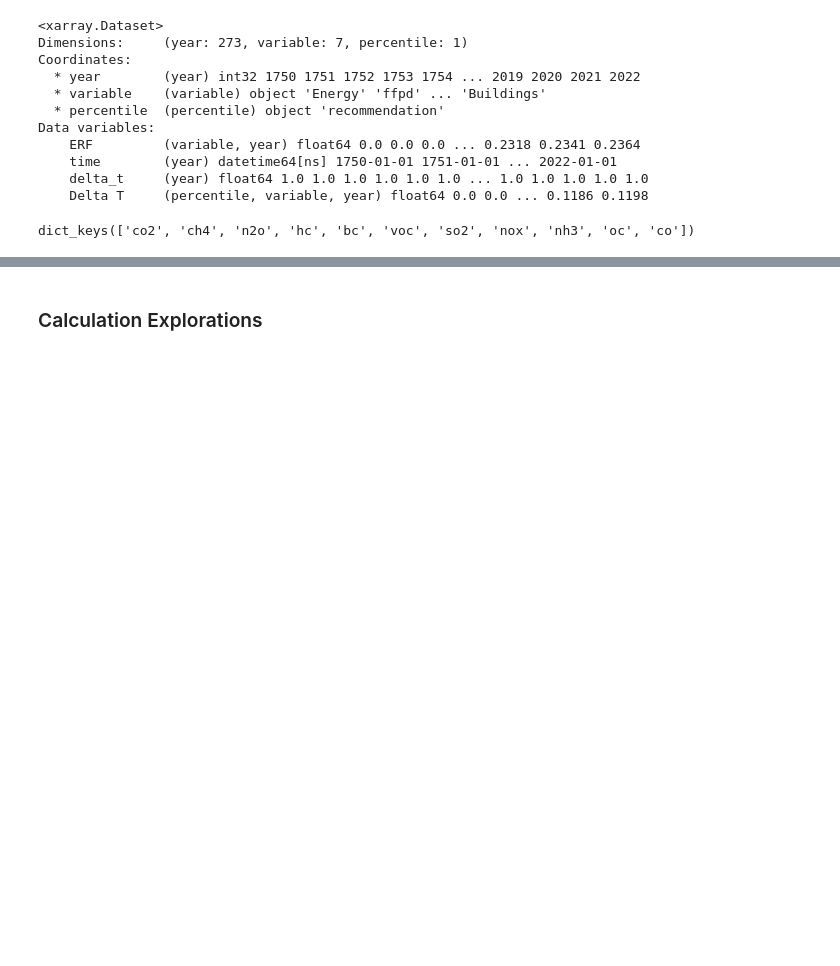
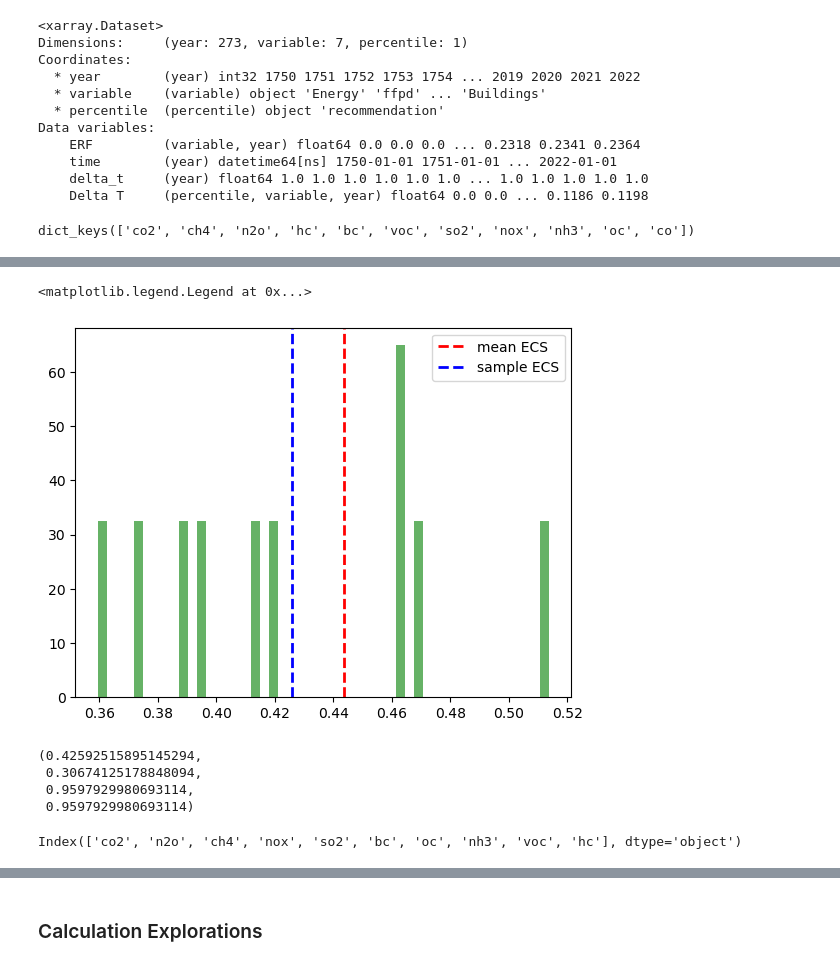
Before and after one commit to bwalkowiak/Anthropogenic-Climate-Forcers, a Jupyter notebook: Anthropogenic Climate Forcers.ipynb, the cells around one changed output, grey strips where cells are left out. Drawn from its saved outputs; the diff is of its cells as text; code cells hidden in the pictures; blank space fills up the shorter version.

```diff
--- a/Anthropogenic Climate Forcers.ipynb
+++ b/Anthropogenic Climate Forcers.ipynb
@@ -2317,6 +2387,8 @@ def frac_con4(df_agent,spec_1,spec_2,erf_tot):
     frac_con = (df_agent[spec_1].iloc[:,1:-1]/df_agent[spec_1].iloc[:,1:-1].sum())* pd.DataFrame(erf_tot[spec_2]).T.values
     return frac_con
 # %%
+erf_use.columns = [i.lower() for i in erf_use.iloc[-1,:].index]
+
 #Generate present day (2022) ERF and time series of ERF for each sector and species
 cf_tot = {}
 
@@ -2741,6 +2856,6 @@ scmdata.run.ScmRun
 # %%
 # Load in IRF function constants
-fn_IRF_constants = (r'C:data\recommended_irf_from_2xCO2_2021_02_25_222758.csv')
+fn_IRF_constants = r'C:data\recommended_irf_from_2xCO2_2021_02_25_222758.csv'
 # %% [markdown]
 ### [Source: IPCC AR6 Ch6] General about computing $\Delta T$:
 # %% [markdown]
@@ -2874,8 +2996,9 @@ def IRF(t, d1, q1, d2, q2):
     # l * (alpha1 * np.exp(-t / tau1) + alpha2 * np.exp(-t / tau2))
 # %%
 # Generate xarray of ERFs
-erf_use.columns = [x.upper() for x in erf_use.columns]
-da_ERF = erf_use.iloc[:-3,:].to_xarray().to_array()#'variable'
+erf_test = erf_use.copy()
+erf_test.columns = [x.upper() for x in erf_test.columns]
+da_ERF = erf_test.iloc[:-3,:].to_xarray().to_array()#'variable'
 da_ERF = da_ERF.rename({'index':'year'})
 #ds = xr.open_dataset(PATH_DATASET).sel(year=slice(1700, 2200))  # we need only years until 1700
 ds = xr.Dataset({'ERF':da_ERF})
@@ -3245,3 +3384,9 @@ Data variables:
 ds_specs.keys()
 # %% [output]
 dict_keys(['co2', 'ch4', 'n2o', 'hc', 'bc', 'voc', 'so2', 'nox', 'nh3', 'oc', 'co'])
+# %%
+d1 = float(irf_consts[ld1]) #+ (float(irf_consts[ld1]) * 0.8)
+d2 = float(irf_consts[ld2]) #+ (float(irf_consts[ld2]) * 0.6)
+q1 = float(irf_consts[lq1])
+q2 = float(irf_consts[lq2])
+q1,q2
@@ -3247,0 +3446,19 @@ dict_keys(['co2', 'ch4', 'n2o', 'hc', 'bc', 'voc', 'so2', 'nox', 'nh3', 'oc', 'c
+# %%
+#Histogram of sampled ecs parameters versus mean ecs parameters from IPCC
+plt.hist(tq1, bins=50, density =True, alpha =0.6, color = 'g')
+
+plt.axvline(x=q1, color ='r', linestyle = '--', linewidth =2, label = 'mean ECS')
+
+plt.axvline(x=tq1.mean(), color ='b', linestyle = '--', linewidth =2, label = 'sample ECS')
+plt.legend()
+# %% [output]
+<matplotlib.legend.Legend at 0x...>
+[figure, added]
+# %%
+#sample ECS mean and ratio of sample mean to true mean
+tq1.mean(), tq2.mean(),tq1.mean()/q1, tq2.mean()/q2
+# %% [output]
+(0.42592515895145294,
+ 0.30674125178848094,
+ 0.9597929980693114,
+ 0.9597929980693114)
@@ -3247,0 +3548,4 @@ dict_keys(['co2', 'ch4', 'n2o', 'hc', 'bc', 'voc', 'so2', 'nox', 'nh3', 'oc', 'c
+# %%
+ erf_use.columns
+# %% [output]
+Index(['co2', 'n2o', 'ch4', 'nox', 'so2', 'bc', 'oc', 'nh3', 'voc', 'hc'], dtype='object')
```
Also changed, not shown: parts of 128 cells of this notebook.
